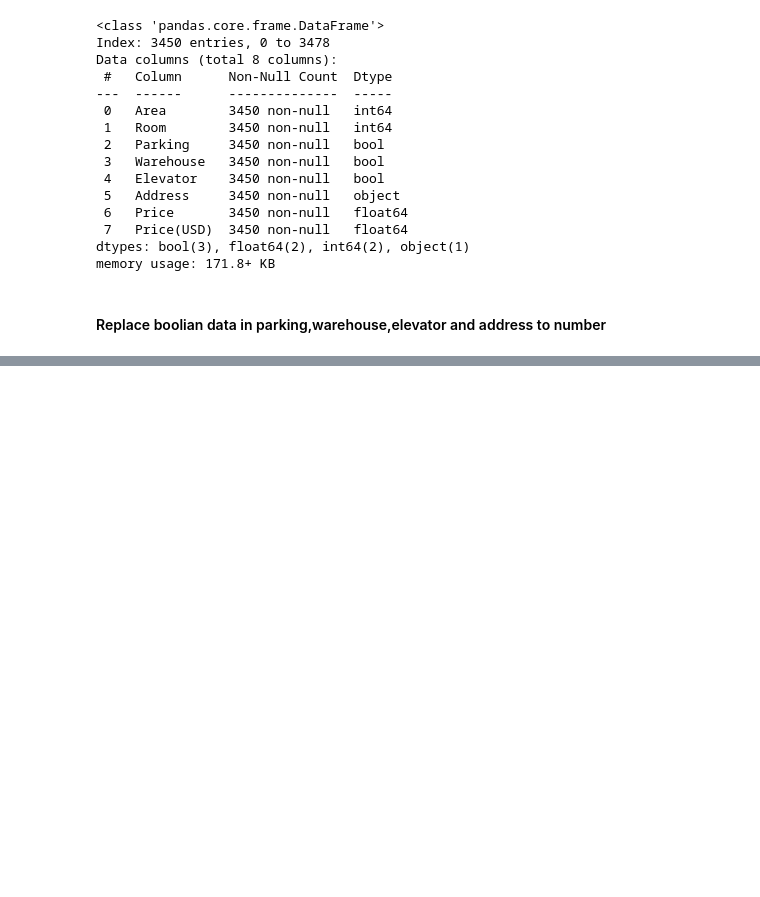
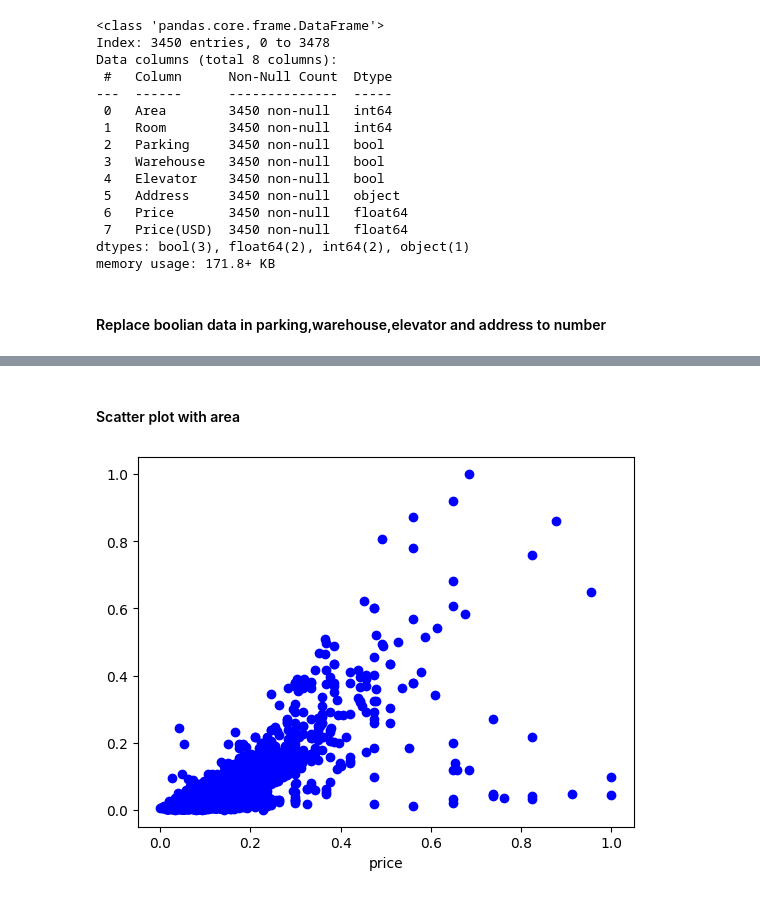
Before and after one commit to shadmankhezri/regression_house_price, a Jupyter notebook: multiple_regression.ipynb, the cells around one changed output, grey strips where cells are left out. Cells and saved outputs as stored; diff of their text form; code cells hidden in the pictures; blank space fills up the shorter version.

```diff
--- a/multiple_regression.ipynb
+++ b/multiple_regression.ipynb
@@ -178,0 +310,9 @@ df = df[(z < 3).all(axis=1)]
+# %% [markdown]
+#### Scatter plot with area
+# %%
+plt.scatter(cdf.Area , cdf.Price , color='blue')
+plt.xlabel('Area')
+plt.xlabel('price')
+plt.show()
+# %% [output]
+[figure, added]
```
Also changed, not shown: parts of 32 cells of this notebook.
